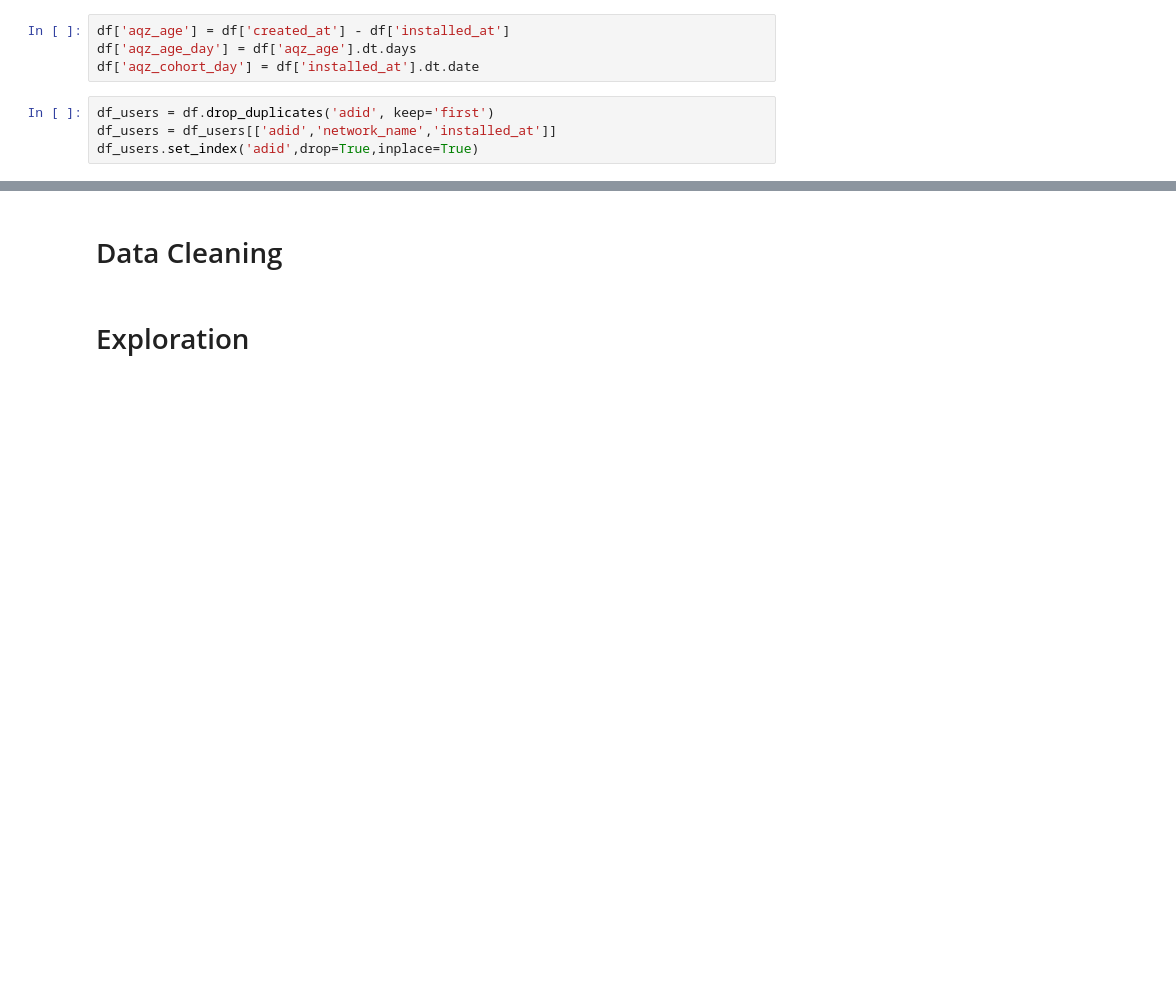
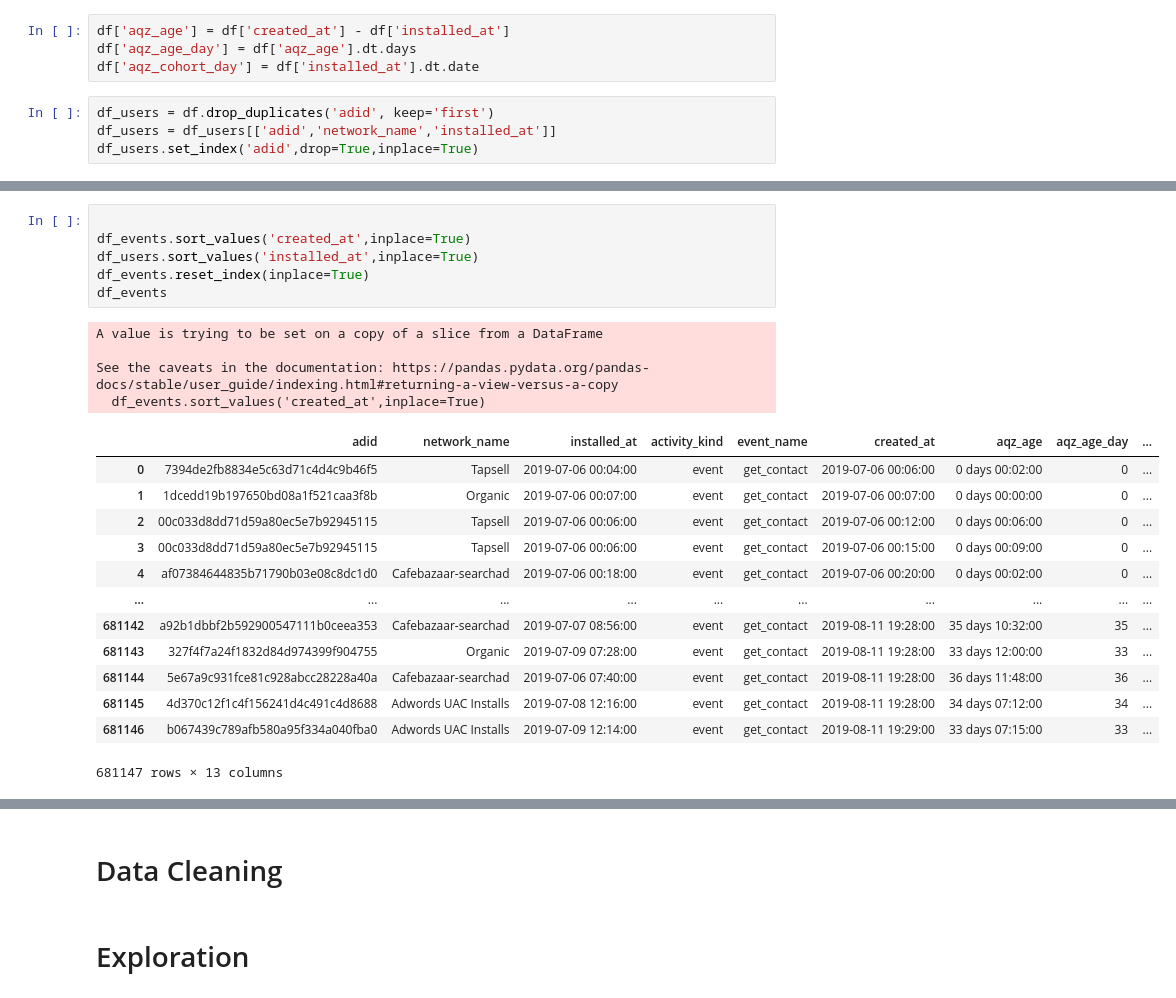
Before and after one commit to mahdinasseri/Ads-Networks-Performance-and-Fraud-Analysis, a Jupyter notebook: Analysis.ipynb, the cells around one changed output, grey strips where cells are left out. Drawn from its saved outputs; the diff is of its cells as text; blank space fills up the shorter version.

```diff
--- a/Analysis.ipynb
+++ b/Analysis.ipynb
@@ -52,0 +77,24 @@ df['cnv_age_day'] = df['cnv_age'].dt.days
+# %%
+
+df_events.sort_values('created_at',inplace=True)
+df_users.sort_values('installed_at',inplace=True)
+df_events.reset_index(inplace=True)
+df_events
+# %% [output]
+A value is trying to be set on a copy of a slice from a DataFrame
+
+See the caveats in the documentation: https://pandas.pydata.org/pandas-docs/stable/user_guide/indexing.html#returning-a-view-versus-a-copy
+  df_events.sort_values('created_at',inplace=True)
+|  | adid | network_name | installed_at | activity_kind | event_name | created_at | aqz_age | aqz_age_day | ... |
+| 0 | 7394de2fb8834e5c63d71c4d4c9b46f5 | Tapsell | 2019-07-06 00:04:00 | event | get_contact | 2019-07-06 00:06:00 | 0 days 00:02:00 | 0 | ... |
+| 1 | 1dcedd19b197650bd08a1f521caa3f8b | Organic | 2019-07-06 00:07:00 | event | get_contact | 2019-07-06 00:07:00 | 0 days 00:00:00 | 0 | ... |
+| 2 | 00c033d8dd71d59a80ec5e7b92945115 | Tapsell | 2019-07-06 00:06:00 | event | get_contact | 2019-07-06 00:12:00 | 0 days 00:06:00 | 0 | ... |
+| 3 | 00c033d8dd71d59a80ec5e7b92945115 | Tapsell | 2019-07-06 00:06:00 | event | get_contact | 2019-07-06 00:15:00 | 0 days 00:09:00 | 0 | ... |
+| 4 | af07384644835b71790b03e08c8dc1d0 | Cafebazaar-searchad | 2019-07-06 00:18:00 | event | get_contact | 2019-07-06 00:20:00 | 0 days 00:02:00 | 0 | ... |
+| ... | ... | ... | ... | ... | ... | ... | ... | ... | ... |
+| 681142 | a92b1dbbf2b592900547111b0ceea353 | Cafebazaar-searchad | 2019-07-07 08:56:00 | event | get_contact | 2019-08-11 19:28:00 | 35 days 10:32:00 | 35 | ... |
+| 681143 | 327f4f7a24f1832d84d974399f904755 | Organic | 2019-07-09 07:28:00 | event | get_contact | 2019-08-11 19:28:00 | 33 days 12:00:00 | 33 | ... |
+| 681144 | 5e67a9c931fce81c928abcc28228a40a | Cafebazaar-searchad | 2019-07-06 07:40:00 | event | get_contact | 2019-08-11 19:28:00 | 36 days 11:48:00 | 36 | ... |
+| 681145 | 4d370c12f1c4f156241d4c491c4d8688 | Adwords UAC Installs | 2019-07-08 12:16:00 | event | get_contact | 2019-08-11 19:28:00 | 34 days 07:12:00 | 34 | ... |
+| 681146 | b067439c789afb580a95f334a040fba0 | Adwords UAC Installs | 2019-07-09 12:14:00 | event | get_contact | 2019-08-11 19:29:00 | 33 days 07:15:00 | 33 | ... |
+681147 rows × 13 columns
```
Also changed, not shown: parts of 6 cells of this notebook.
